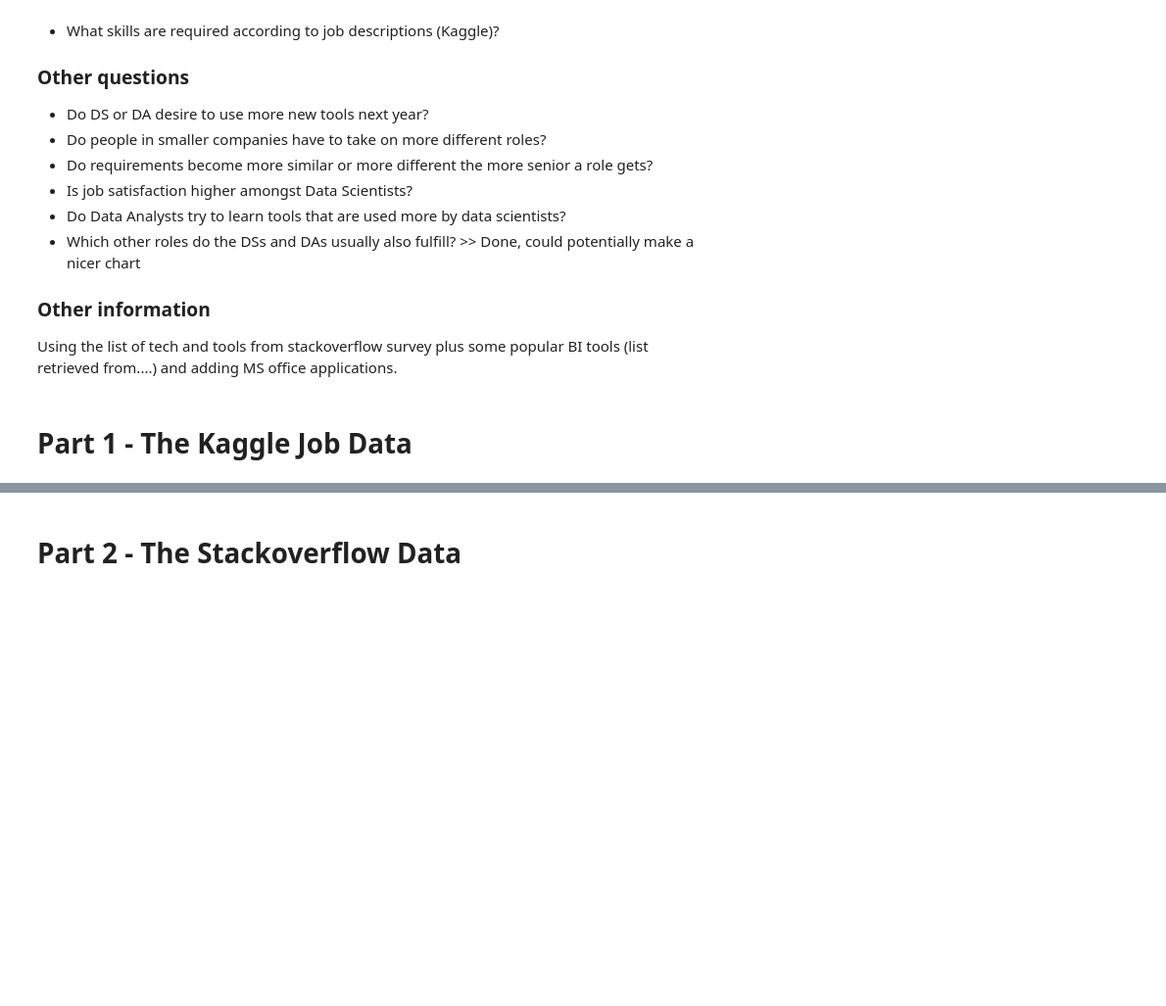
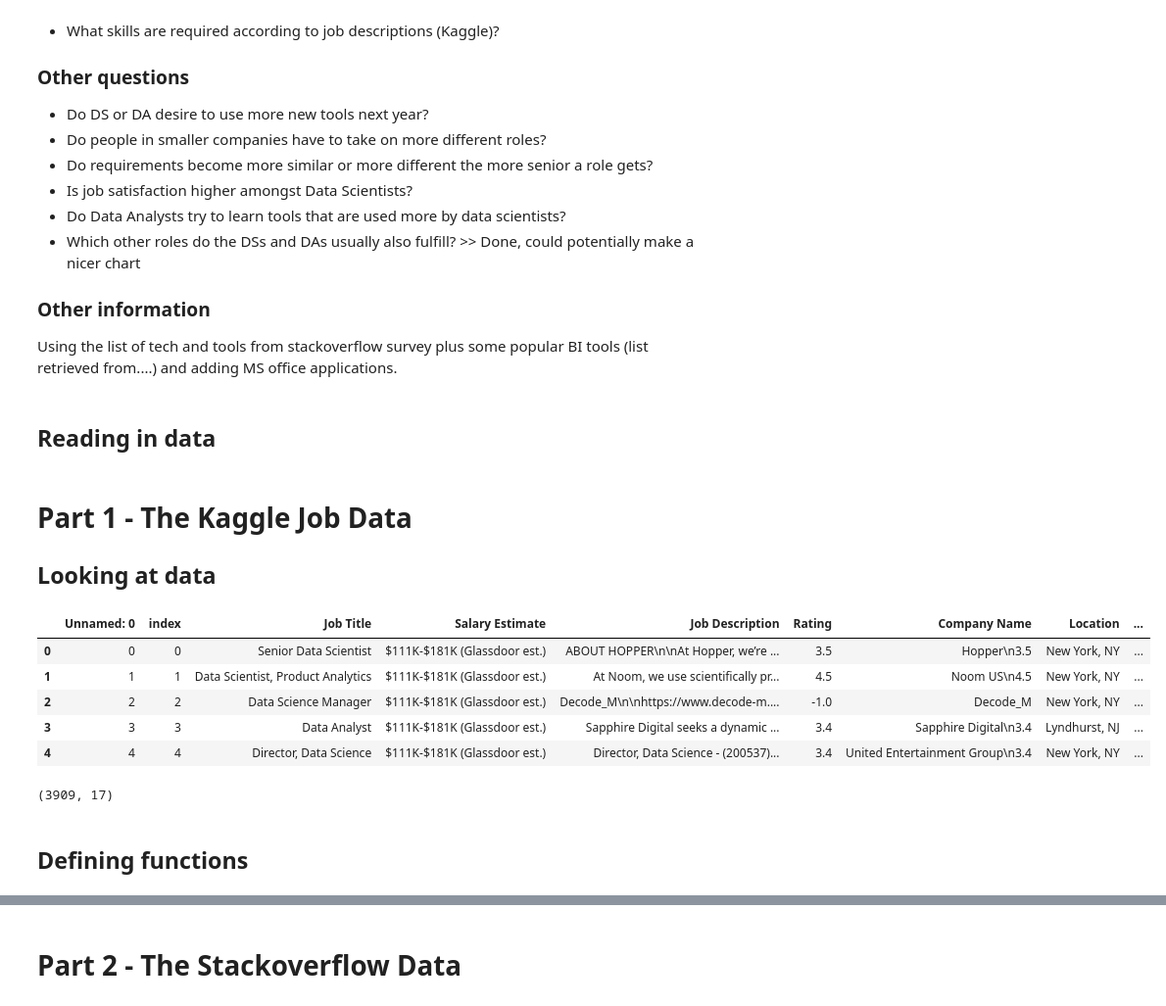
Before and after one commit to judithleao/Difference-DataAnalysts-and-DataScientists, a Jupyter notebook: code/a1-v1.ipynb, the cells around one changed output, grey strips where cells are left out. Shown at 98% size. Drawn from its saved outputs; the diff is of its cells as text; code cells hidden in the pictures; blank space fills up the shorter version.

```diff
--- a/code/a1-v1.ipynb
+++ b/code/a1-v1.ipynb
@@ -64,3 +64,7 @@ import matplotlib.pyplot as plt
 os.chdir(r"C:\Users\j\Documents\udacity-ds-nanodegree\assignment1\data")
 # %%
 pd.set_option("display.max_columns", None)
+# %% [markdown]
+## Reading in data
+# %%
+dfk = pd.read_csv(r"C:\Users\j\Documents\udacity-ds-nanodegree\assignment1\data\kaggle_ds_jobs\DataScientist.csv")
@@ -67,2 +73,18 @@ pd.set_option("display.max_columns", None)
 # %% [markdown]
 # Part 1 - The Kaggle Job Data
+## Looking at data
+# %%
+dfk.head()
+# %% [output]
+|  | Unnamed: 0 | index | Job Title | Salary Estimate | Job Description | Rating | Company Name | Location | ... |
+| 0 | 0 | 0 | Senior Data Scientist | $111K-$181K (Glassdoor est.) | ABOUT HOPPER\n\nAt Hopper, we’re ... | 3.5 | Hopper\n3.5 | New York, NY | ... |
+| 1 | 1 | 1 | Data Scientist, Product Analytics | $111K-$181K (Glassdoor est.) | At Noom, we use scientifically pr... | 4.5 | Noom US\n4.5 | New York, NY | ... |
+| 2 | 2 | 2 | Data Science Manager | $111K-$181K (Glassdoor est.) | Decode_M\n\nhttps://www.decode-m.... | -1.0 | Decode_M | New York, NY | ... |
+| 3 | 3 | 3 | Data Analyst | $111K-$181K (Glassdoor est.) | Sapphire Digital seeks a dynamic ... | 3.4 | Sapphire Digital\n3.4 | Lyndhurst, NJ | ... |
+| 4 | 4 | 4 | Director, Data Science | $111K-$181K (Glassdoor est.) | Director, Data Science - (200537)... | 3.4 | United Entertainment Group\n3.4 | New York, NY | ... |
+# %%
+dfk.shape
+# %% [output]
+(3909, 17)
+# %% [markdown]
+## Defining functions
```
Also changed, not shown: parts of 17 cells of this notebook.
